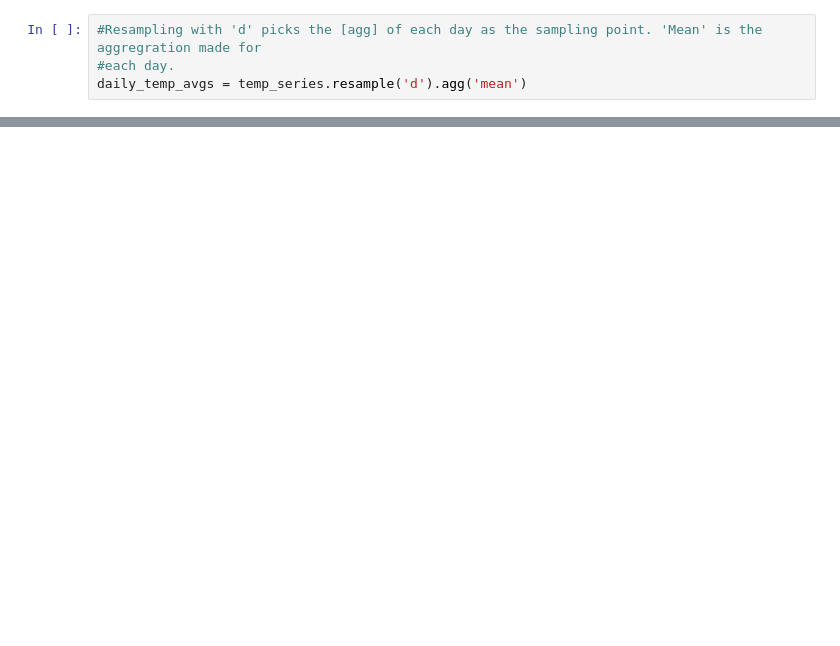
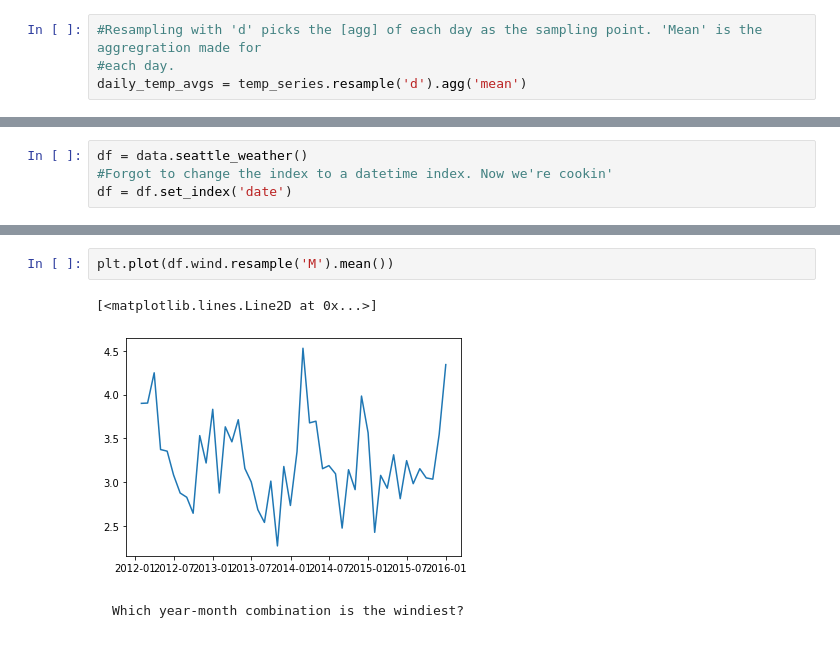
Before and after one commit to flambuth/PYTHON, a Jupyter notebook: pandas-time-series.ipynb, the cells around one changed output, grey strips where cells are left out. Drawn from its saved outputs; the diff is of its cells as text; blank space fills up the shorter version.

```diff
--- a/pandas-time-series.ipynb
+++ b/pandas-time-series.ipynb
@@ -49,0 +145,4 @@ dtype: float64
+# %%
+df = data.seattle_weather()
+#Forgot to change the index to a datetime index. Now we're cookin'
+df = df.set_index('date')
@@ -49,0 +186,7 @@ dtype: float64
+# %%
+plt.plot(df.wind.resample('M').mean())
+# %% [output]
+[<matplotlib.lines.Line2D at 0x...>]
+[figure, added]
+# %% [markdown]
+    Which year-month combination is the windiest?
```
Also changed, not shown: parts of 102 cells of this notebook, 5 other files.
